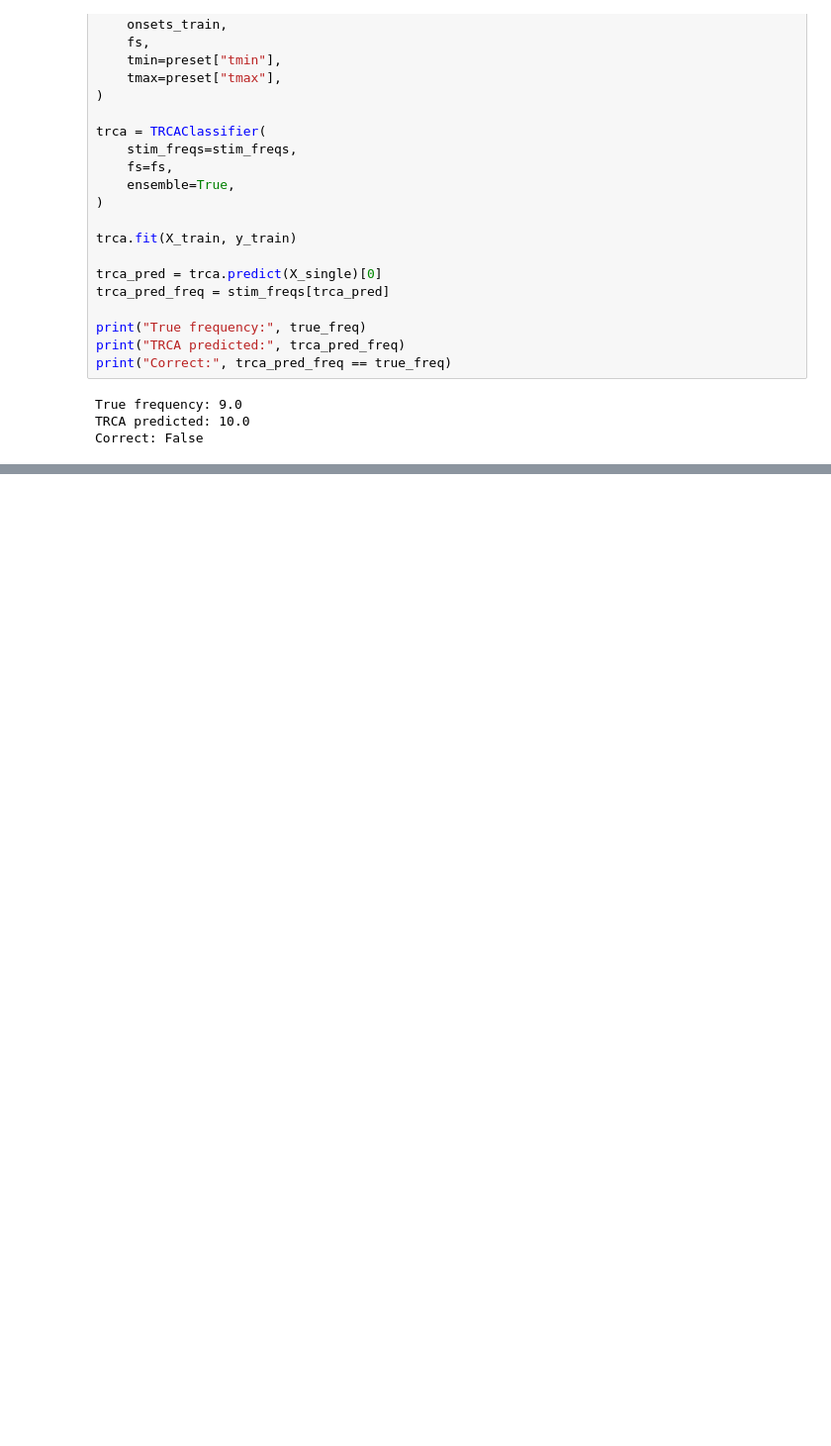
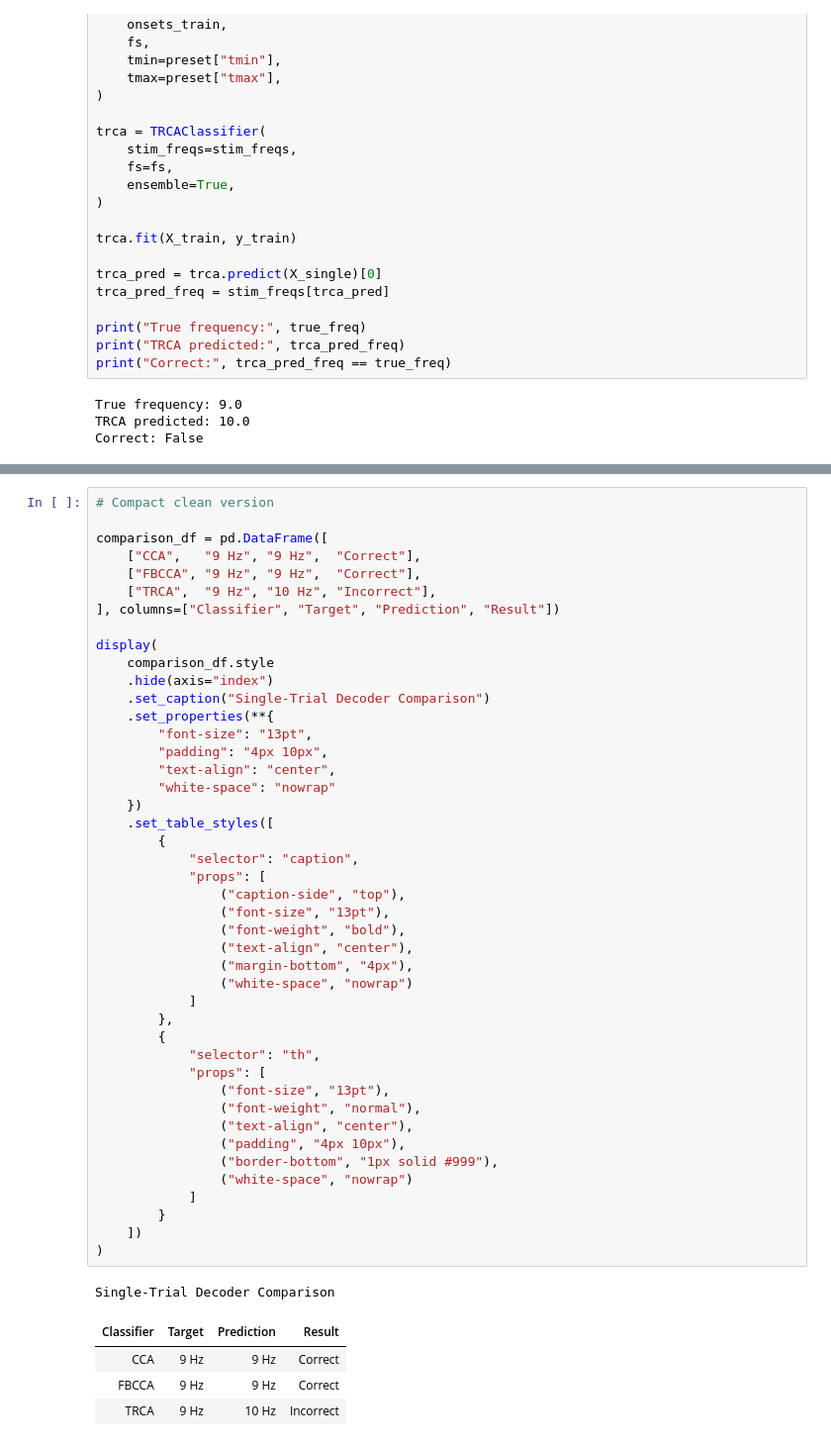
Before and after one commit to ishanvirc/BR4IN_SSVEP, a Jupyter notebook: notebooks/07_demo.ipynb, the cells around one changed output, grey strips where cells are left out. Shown at 99% size. Cells and saved outputs as stored; diff of their text form; blank space fills up the shorter version.

Commit message:
Update demo notebook to final presentation version

```diff
--- a/notebooks/07_demo.ipynb
+++ b/notebooks/07_demo.ipynb
@@ -244,0 +367,50 @@ Correct: False
+# %%
+# Compact clean version
+
+comparison_df = pd.DataFrame([
+    ["CCA",   "9 Hz", "9 Hz",  "Correct"],
+    ["FBCCA", "9 Hz", "9 Hz",  "Correct"],
+    ["TRCA",  "9 Hz", "10 Hz", "Incorrect"],
+], columns=["Classifier", "Target", "Prediction", "Result"])
+
+display(
+    comparison_df.style
+    .hide(axis="index")
+    .set_caption("Single-Trial Decoder Comparison")
+    .set_properties(**{
+        "font-size": "13pt",
+        "padding": "4px 10px",
+        "text-align": "center",
+        "white-space": "nowrap"
+    })
+    .set_table_styles([
+        {
+            "selector": "caption",
+            "props": [
+                ("caption-side", "top"),
+                ("font-size", "13pt"),
+                ("font-weight", "bold"),
+                ("text-align", "center"),
+                ("margin-bottom", "4px"),
+                ("white-space", "nowrap")
+            ]
+        },
+        {
+            "selector": "th",
+            "props": [
+                ("font-size", "13pt"),
+                ("font-weight", "normal"),
+                ("text-align", "center"),
+                ("padding", "4px 10px"),
+                ("border-bottom", "1px solid #999"),
+                ("white-space", "nowrap")
+            ]
+        }
+    ])
+)
+# %% [output]
+Single-Trial Decoder Comparison
+| Classifier | Target | Prediction | Result |
+| CCA | 9 Hz | 9 Hz | Correct |
+| FBCCA | 9 Hz | 9 Hz | Correct |
+| TRCA | 9 Hz | 10 Hz | Incorrect |
```
Also changed, not shown: parts of 12 cells of this notebook.
